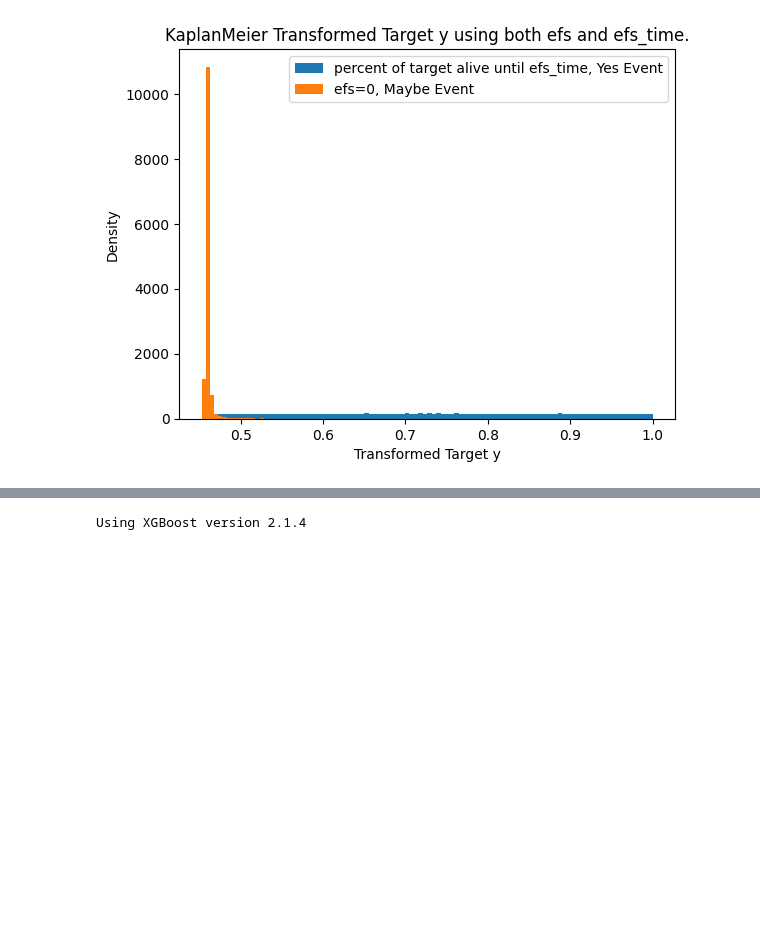
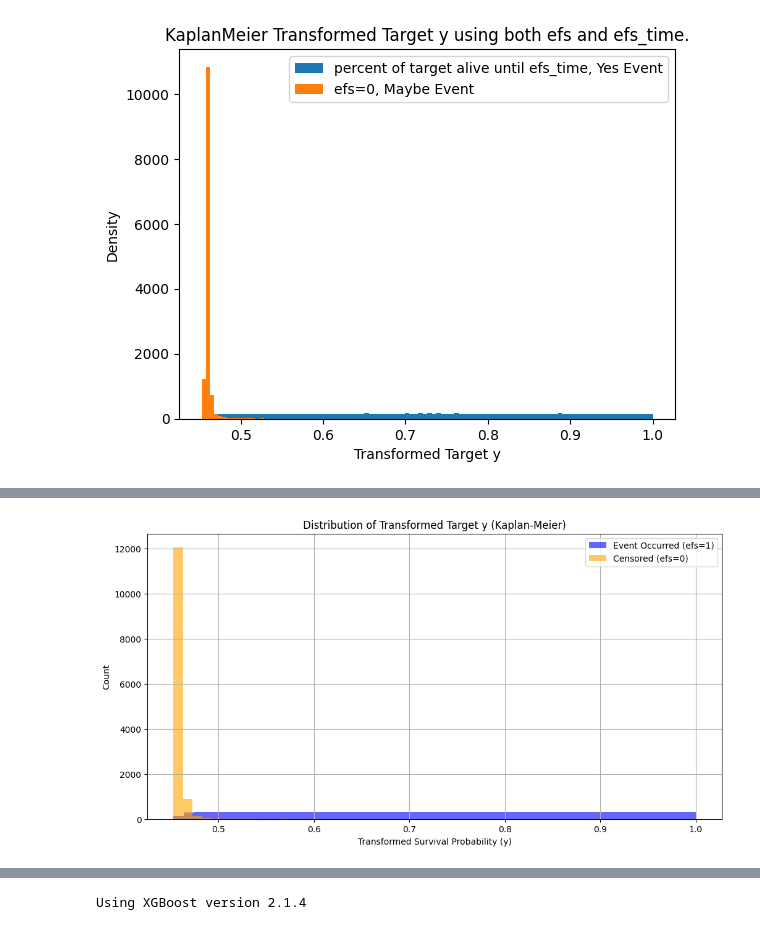
Before and after one commit to hskhyl/CIBMTR-HCT-Prediction, a Jupyter notebook: notebooks/01_EDA.ipynb, the cells around one changed output, grey strips where cells are left out. Drawn from its saved outputs; the diff is of its cells as text; code cells hidden in the pictures; blank space fills up the shorter version.

```diff
--- a/notebooks/01_EDA.ipynb
+++ b/notebooks/01_EDA.ipynb
@@ -454,0 +408,17 @@ test = combined.iloc[len(train):].reset_index(drop=True).copy()
+# %%
+plt.figure(figsize=(12, 6))
+
+# 사건 발생 그룹(efs=1)
+plt.hist(train.loc[train['efs'] == 1, 'y'], bins=50, alpha=0.6, label='Event Occurred (efs=1)', color='blue')
+
+# 사건 미발생 그룹(efs=0)
+plt.hist(train.loc[train['efs'] == 0, 'y'], bins=50, alpha=0.6, label='Censored (efs=0)', color='orange')
+
+plt.title('Distribution of Transformed Target y (Kaplan-Meier)')
+plt.xlabel('Transformed Survival Probability (y)')
+plt.ylabel('Count')
+plt.legend()
+plt.grid(True)
+plt.show()
+# %% [output]
+[figure, added]
```
Also changed, not shown: parts of 18 cells of this notebook.
